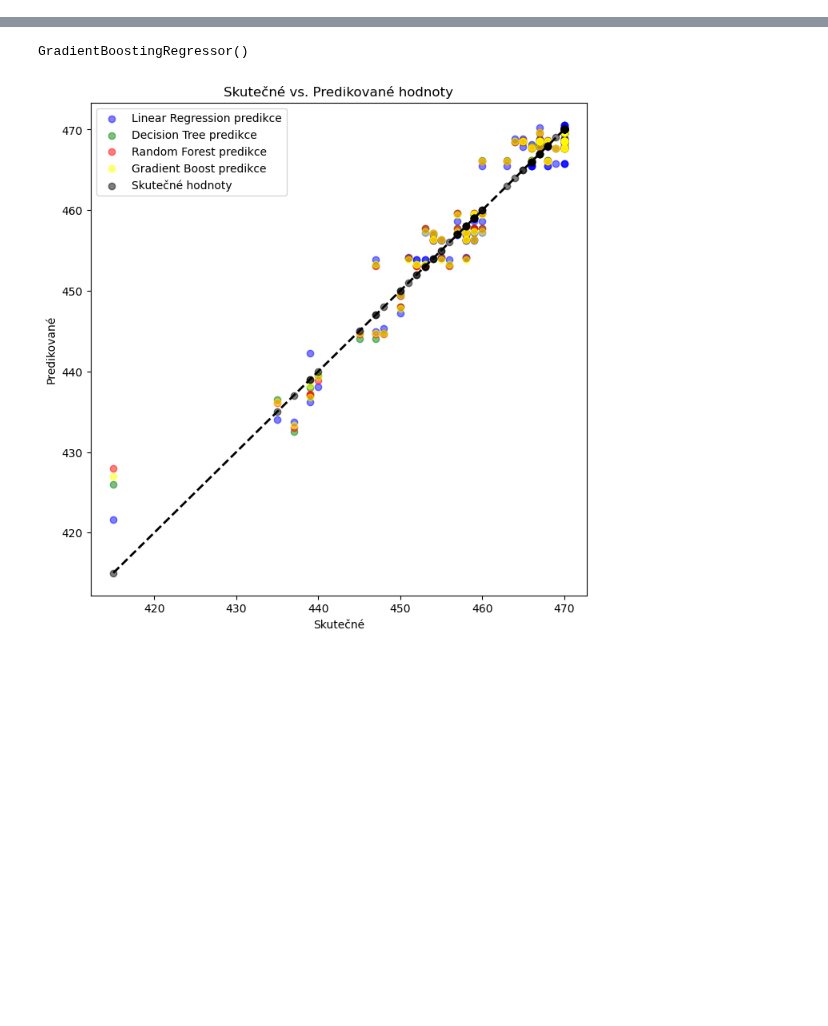
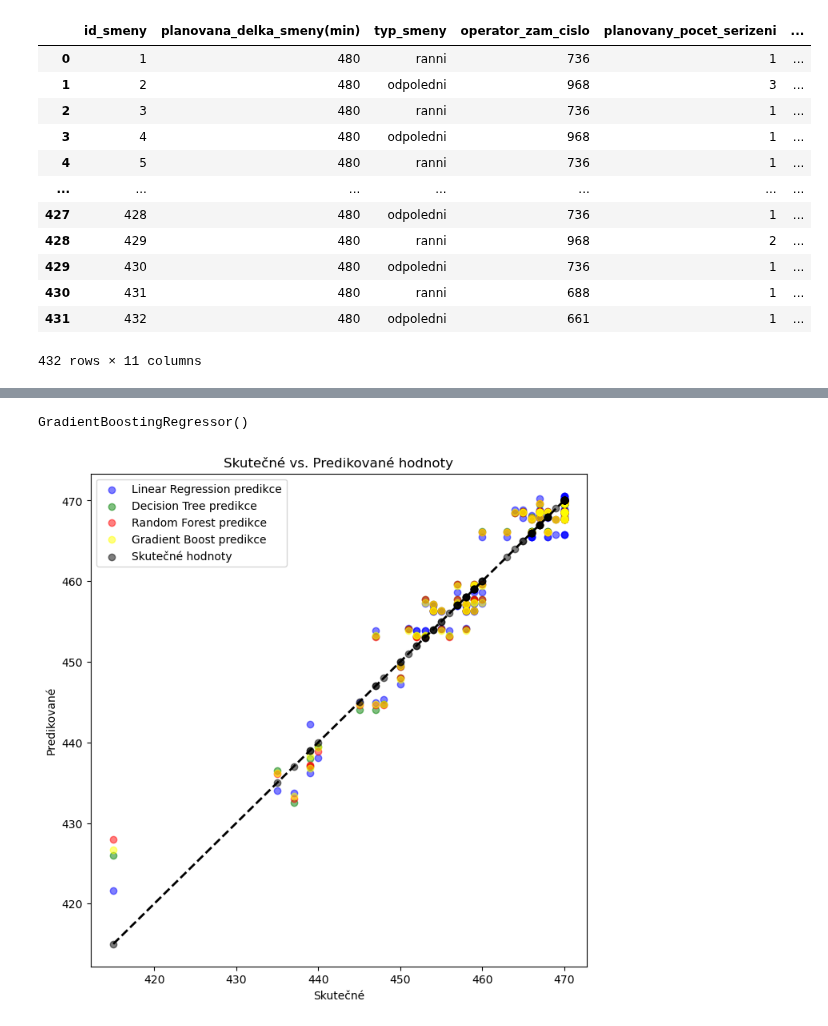
Before and after one commit to GeorgeWbk/dp2024, a Jupyter notebook: Diplomka.ipynb, the cells around one changed output, grey strips where cells are left out. Cells and saved outputs as stored; diff of their text form; code cells hidden in the pictures; blank space fills up the shorter version.

```diff
--- a/Diplomka.ipynb
+++ b/Diplomka.ipynb
@@ -31,6 +31,20 @@ df_performance = pd.read_csv('vykon.csv')
 df_quality = pd.read_csv('kvalita.csv')
 # %%
 # Ukázka načtených dat pro jednotlivé dataframy
-#df_availability
+df_availability
+# %% [output]
+|  | id_smeny | planovana_delka_smeny(min) | typ_smeny | operator_zam_cislo | planovany_pocet_serizeni | ... |
+| 0 | 1 | 480 | ranni | 736 | 1 | ... |
+| 1 | 2 | 480 | odpoledni | 968 | 3 | ... |
+| 2 | 3 | 480 | ranni | 736 | 1 | ... |
+| 3 | 4 | 480 | odpoledni | 968 | 1 | ... |
+| 4 | 5 | 480 | ranni | 736 | 1 | ... |
+| ... | ... | ... | ... | ... | ... | ... |
+| 427 | 428 | 480 | odpoledni | 736 | 1 | ... |
+| 428 | 429 | 480 | ranni | 968 | 2 | ... |
+| 429 | 430 | 480 | odpoledni | 736 | 1 | ... |
+| 430 | 431 | 480 | ranni | 688 | 1 | ... |
+| 431 | 432 | 480 | odpoledni | 661 | 1 | ... |
+432 rows × 11 columns
 # %%
 # Ukázka načtených dat pro jednotlivé dataframy
```
Also changed, not shown: parts of 19 cells of this notebook.
